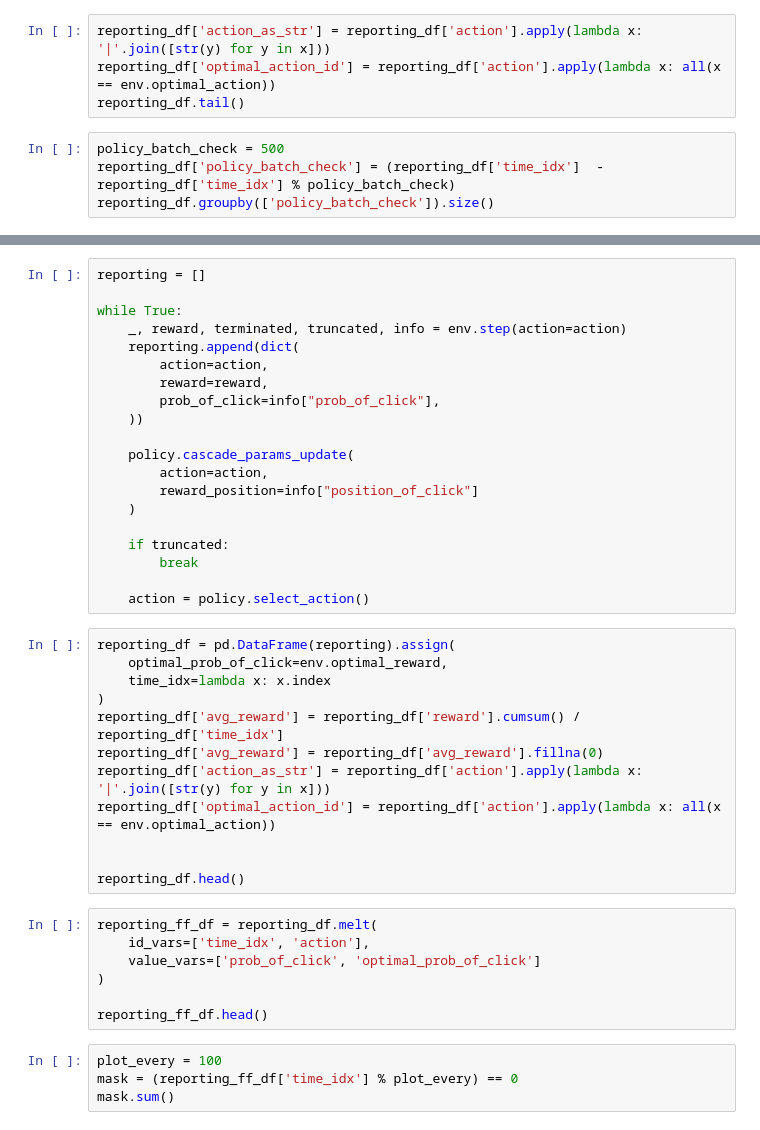
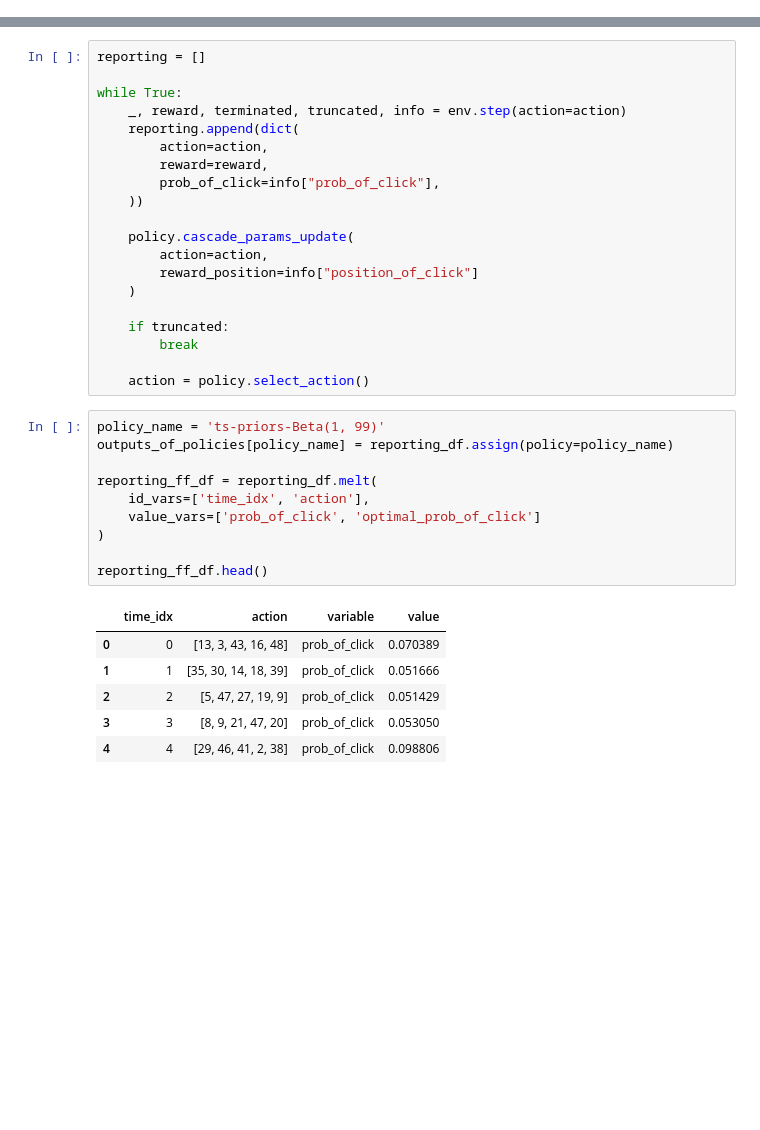
Before and after one commit to chrisHassan/bandits, a Jupyter notebook: examples/cascade/context_free.ipynb, the cells around one changed output, grey strips where cells are left out. Drawn from its saved outputs; the diff is of its cells as text; blank space fills up the shorter version.

```diff
--- a/examples/cascade/context_free.ipynb
+++ b/examples/cascade/context_free.ipynb
@@ -324,8 +458,0 @@ chart
-# %%
-reporting_df['action_as_str'] = reporting_df['action'].apply(lambda x: '|'.join([str(y) for y in x]))
-reporting_df['optimal_action_id'] = reporting_df['action'].apply(lambda x: all(x == env.optimal_action))
-reporting_df.tail()
-# %%
-policy_batch_check = 500
-reporting_df['policy_batch_check'] = (reporting_df['time_idx']  - reporting_df['time_idx'] % policy_batch_check)
-reporting_df.groupby(['policy_batch_check']).size()
@@ -429,27 +544,21 @@ while True:
         break
 
     action = policy.select_action()
-# %%
-reporting_df = pd.DataFrame(reporting).assign(
-    optimal_prob_of_click=env.optimal_reward,
-    time_idx=lambda x: x.index
-)
-reporting_df['avg_reward'] = reporting_df['reward'].cumsum() / reporting_df['time_idx']
-reporting_df['avg_reward'] = reporting_df['avg_reward'].fillna(0)
-reporting_df['action_as_str'] = reporting_df['action'].apply(lambda x: '|'.join([str(y) for y in x]))
-reporting_df['optimal_action_id'] = reporting_df['action'].apply(lambda x: all(x == env.optimal_action))
-
-
-reporting_df.head()
 # %%
+policy_name = 'ts-priors-Beta(1, 99)'
+outputs_of_policies[policy_name] = reporting_df.assign(policy=policy_name)
+
 reporting_ff_df = reporting_df.melt(
     id_vars=['time_idx', 'action'],
     value_vars=['prob_of_click', 'optimal_prob_of_click']
 )
 
 reporting_ff_df.head()
+# %% [output]
+|  | time_idx | action | variable | value |
+| 0 | 0 | [13, 3, 43, 16, 48] | prob_of_click | 0.070389 |
+| 1 | 1 | [35, 30, 14, 18, 39] | prob_of_click | 0.051666 |
+| 2 | 2 | [5, 47, 27, 19, 9] | prob_of_click | 0.051429 |
+| 3 | 3 | [8, 9, 21, 47, 20] | prob_of_click | 0.053050 |
+| 4 | 4 | [29, 46, 41, 2, 38] | prob_of_click | 0.098806 |
-# %%
-plot_every = 100
-mask = (reporting_ff_df['time_idx'] % plot_every) == 0
-mask.sum()
 # %%
```
Also changed, not shown: parts of 52 cells of this notebook, 17 other files.
